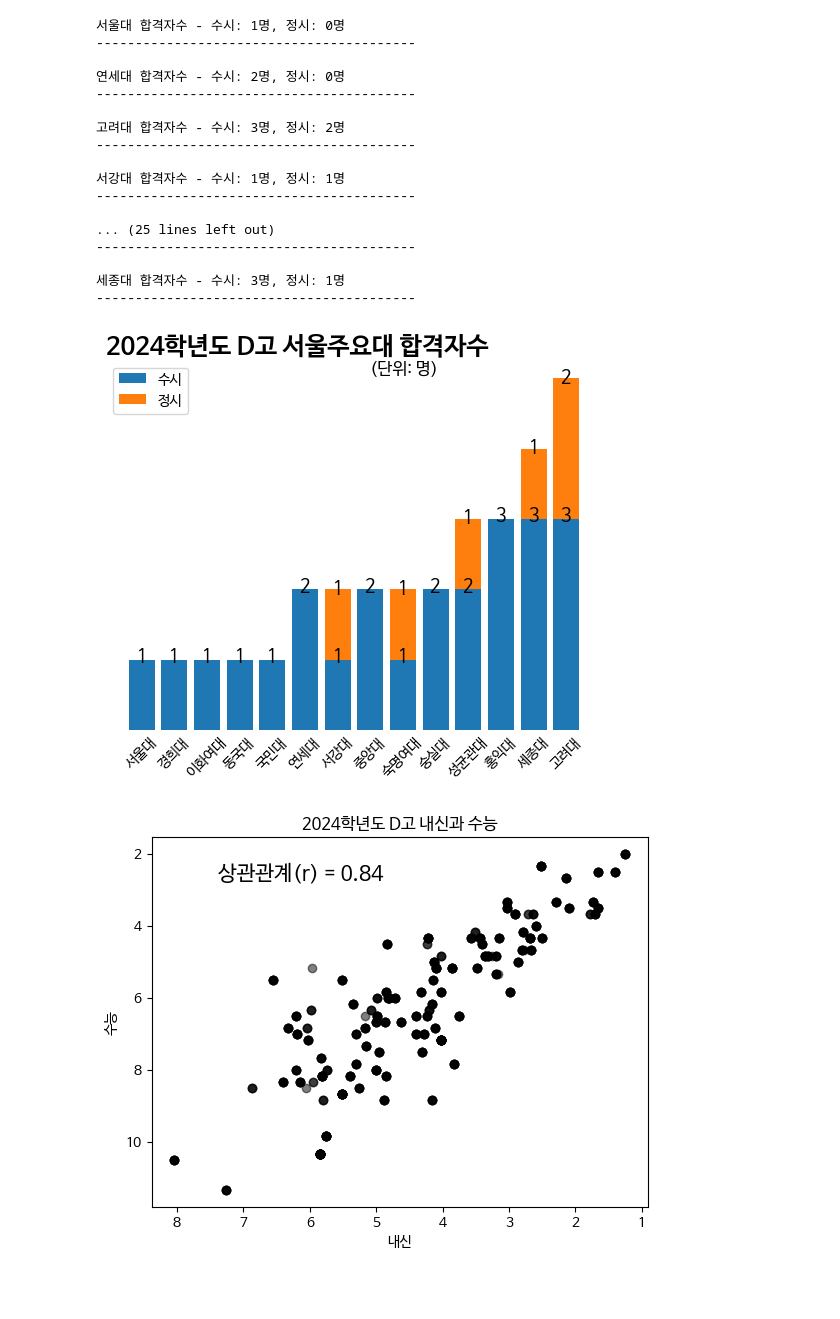
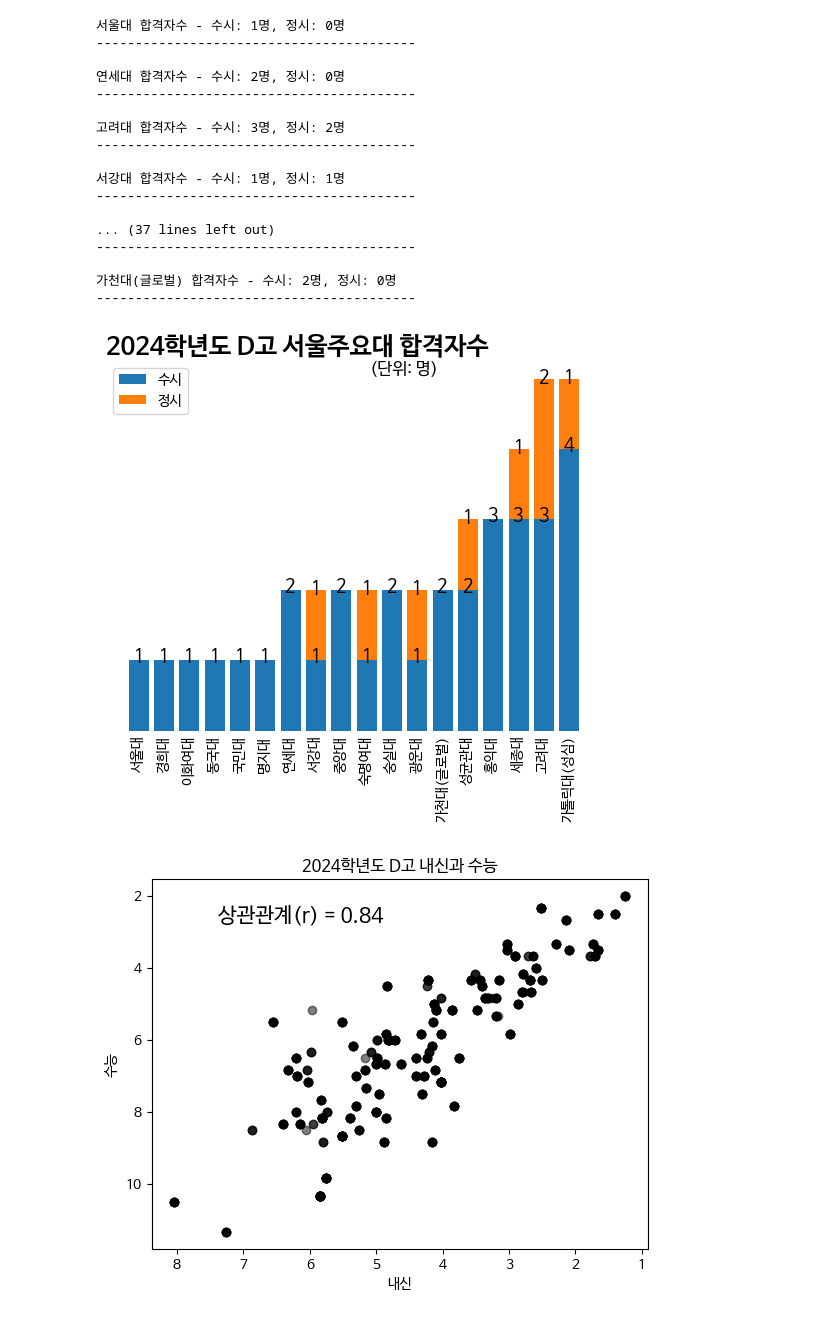
Before and after one commit to ecloguehwang/HSS, a Jupyter notebook: 합불자료정리_2024학년도D고입시.ipynb, the cells around one changed output. Drawn from its saved outputs; the diff is of its cells as text; code cells hidden in the pictures; blank space fills up the shorter version.

```diff
--- a/합불자료정리_2024학년도D고입시.ipynb
+++ b/합불자료정리_2024학년도D고입시.ipynb
@@ -43,7 +47,7 @@ import matplotlib.pyplot as plt
 
 # 조건에 따라 '지원시기'열의 값 변경
 df['지원시기'] = df['지원시기'].replace({'가': '정시', '나': '정시', '다': '정시',
-                                       '수시1차': '수시', '수시2차': '수시', '수시': '수시'})
+                                       '수시1차': '수시_전문대', '수시2차': '수시_전문대', '수시': '수시_4년제'})
 
 
 # 변경된 '지원시기'열의 값으로 groupby하여 빈도 계산
@@ -98,6 +102,7 @@ for i, label in enumerate(labels):
 # 제목 추가
 plt.text(0, 0, '2024학년도 D고 대학지원비율', fontsize=16, ha='center', va='center')
 
+
 path = '/content/drive/MyDrive/python/deungchon/result_d/'
 plt.savefig(f'{path}pass_2024_등촌고_수시정시지원비율.png')
 plt.savefig(f'{path}pass_2024_등촌고_수시정시지원비율.pdf')
@@ -119,8 +113,14 @@ Index(['학번', '이름', '지역', '대학', '지원시기', '전형명', '계
 # %%
+#합격자 세로 막대그래프
+
 import pandas as pd
 import matplotlib.pyplot as plt
 
-uni = ['서울대', '연세대', '고려대', '서강대', '성균관대', '한양대', '중앙대', '경희대', '한국외대', '서울시립대', '이화여대', '건국대', '동국대', '홍익대', '숙명여대', '국민대', '숭실대', '세종대', '단국대']
+
+#표시할 대학리스트
+uni = ['서울대', '연세대', '고려대', '서강대', '성균관대', '한양대', '중앙대', '경희대', '한국외대', '서울시립대', '이화여대', '건국대', '동국대', '홍익대',
+       '숙명여대', '국민대', '숭실대', '세종대', '서울과기대', '광운대', '명지대', '상명대', '가톨릭대(성심)', '가천대(글로벌)']
+
 
 # 데이터 부르기
 path = '/content/drive/MyDrive/python/habbul/'
@@ -135,6 +135,7 @@ df['지원시기'] = df['지원시기'].replace({'가': '정시', '나': '정시
 uni_new = []
 num_su = []
 num_je = []
+
 
 # 리스트에 새로운 대학리스트와, 수시합격자, 정시합격자를 담기
 for u in uni:
@@ -153,10 +154,12 @@ for u in uni:
         print(u, "합격자수 - 수시:", str(num_su_u) + "명,", "정시:", str(num_je_u) + "명")
         print("-----------------------------------------\n")
 
+
 # 지원시기가 1 이상인 데이터만 사용
 num_su = [su for su, je in zip(num_su, num_je) if su >= 1 or je >= 1]
 num_je = [je for su, je in zip(num_su, num_je) if su >= 1 or je >= 1]
 uni_new = [uni for uni, su, je in zip(uni_new, num_su, num_je) if su >= 1 or je >= 1]
+
 
 if len(uni_new) > 0:
     # sort the data by the total number of admissions (sum of num_su and num_je)
@@ -169,6 +172,7 @@ if len(uni_new) > 0:
     fig, ax = plt.subplots()
     ax.bar(uni_new, num_su, label='수시')
     ax.bar(uni_new, num_je, bottom=num_su, label='정시')
+
 
     # add value labels
     for i, (su, je) in enumerate(zip(num_su, num_je)):
@@ -186,38 +190,40 @@ if len(uni_new) > 0:
     # 그래프 부제목
     ax.text(0.6, 1.00, '(단위: 명)', ha='center', va='top', transform=ax.transAxes, fontsize=12)
 
+
     # X축 눈금(ticks) 제거
     ax.tick_params(axis='x', which='both', length=0)
 
-    plt.xticks(rotation=45)  # x축 45도 회전
+
+    plt.xticks(rotation= 90)  # x축 45도 회전
     plt.box(False)  # 테두리 박스 제거
     plt.yticks([])  # y축 제거
 
     path = '/content/drive/MyDrive/python/deungchon/result_d/'
     plt.savefig(f'{path}pass_2024_등촌고_합격자막대그래프.png')
     plt.savefig(f'{path}pass_2024_등촌고_합격자막대그래프.pdf')
     plt.show()
 else:
     print("아쉽게도 그래프를 그릴 합격자가 없습니다.")
 # %% [output]
 서울대 합격자수 - 수시: 1명, 정시: 0명
 -----------------------------------------
 
 연세대 합격자수 - 수시: 2명, 정시: 0명
 -----------------------------------------
 
 고려대 합격자수 - 수시: 3명, 정시: 2명
 -----------------------------------------
 
 서강대 합격자수 - 수시: 1명, 정시: 1명
 -----------------------------------------
 
-... (25 lines left out)
+... (37 lines left out)
 -----------------------------------------
 
-세종대 합격자수 - 수시: 3명, 정시: 1명
+가천대(글로벌) 합격자수 - 수시: 2명, 정시: 0명
 -----------------------------------------
-[figure, old version]
+[figure, new version]
 # %%
 #내신과 수능과 상관관계A: 산포도
 
```
Also changed, not shown: parts of 25 cells of this notebook.
